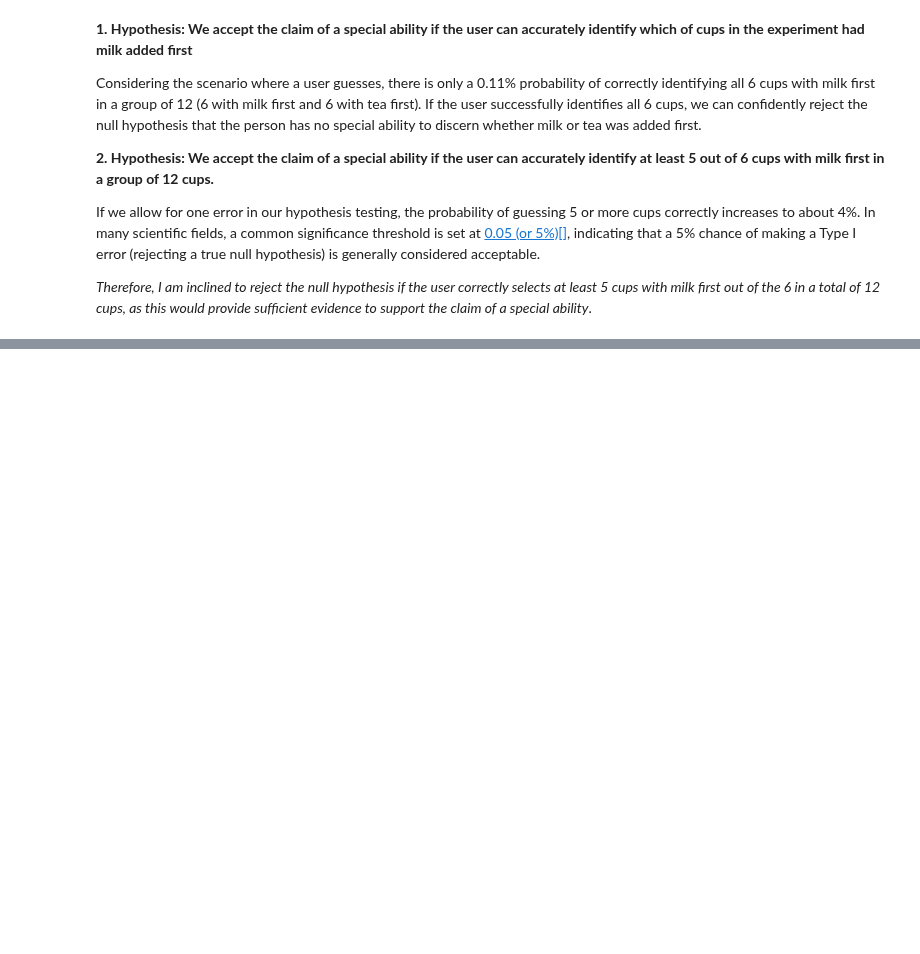
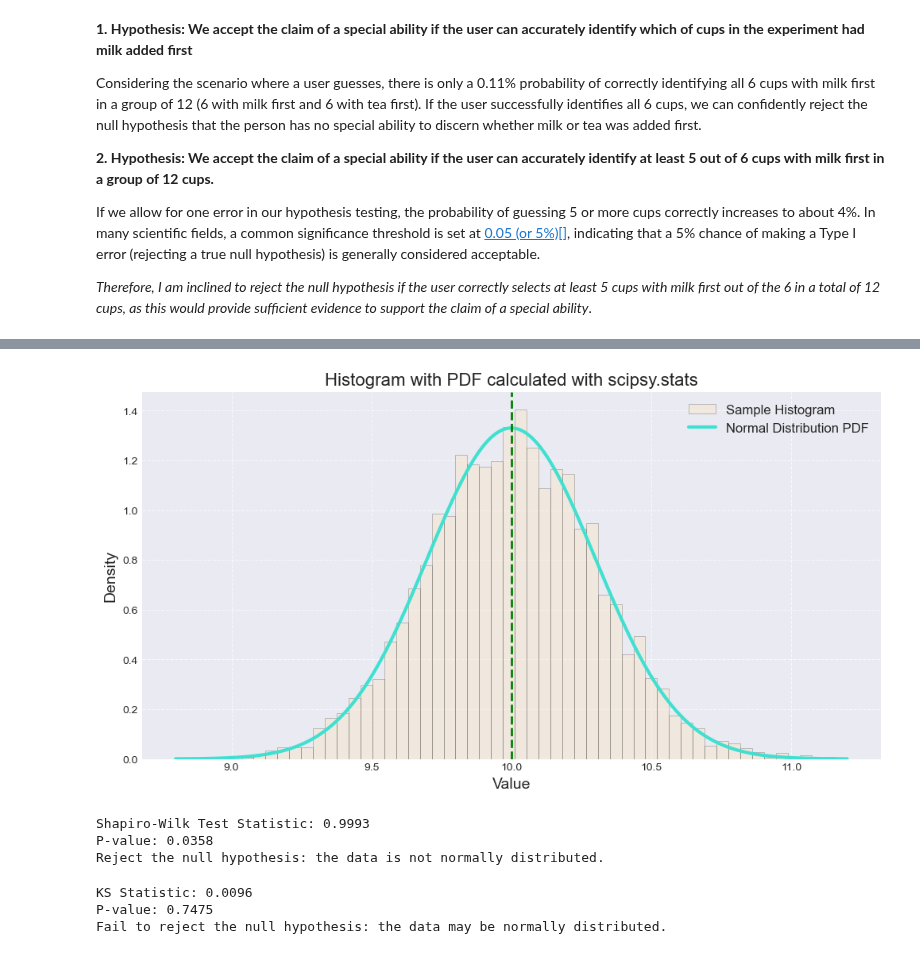
Before and after one commit to Cecilia8989/applied_statistics_assessment, a Jupyter notebook: tasks.ipynb, the cells around one changed output, grey strips where cells are left out. Saved outputs shown, nothing was run; the diff lists cells and outputs as text; code cells hidden in the pictures; blank space fills up the shorter version.

```diff
--- a/tasks.ipynb
+++ b/tasks.ipynb
@@ -307,0 +385,50 @@ https://docs.python.org/3/library/itertools.html#itertools.combinations
+# %%
+# same with scipsy stat norm pdf function
+# https://www.geeksforgeeks.org/how-to-plot-normal-distribution-over-histogram-in-python/
+
+# Calculate the PDF using scipy's norm function
+pdf = stats.norm.pdf(x, mu, sigma)
+
+# Call the function to plot
+plot_normal_distribution(s, x, pdf, "moccasin", "turquoise", title="calculated with scipsy.stats")
+# %% [output]
+[figure, added]
+# %%
+# perfom the shapiro test
+# https://www.statology.org/shapiro-wilk-test-python/
+
+# Perform the Shapiro-Wilk test
+shapiro_stat, p_value = stats.shapiro(s)
+
+print(f'Shapiro-Wilk Test Statistic: {shapiro_stat:.4f}')
+print(f'P-value: {p_value:.4f}')
+
+# Interpretation
+alpha = 0.05  # significance level
+if p_value < alpha:
+    print("Reject the null hypothesis: the data is not normally distributed.")
+else:
+    print("Fail to reject the null hypothesis: the data may be normally distributed.")
+# %% [output]
+Shapiro-Wilk Test Statistic: 0.9993
+P-value: 0.0358
+Reject the null hypothesis: the data is not normally distributed.
+# %%
+# https://medium.com/@ricardojaviermartnezsustegui/kolmog%C3%B3rov-smirnov-test-in-python-step-by-step-1b7532021bd2
+# Perform the Kolmogorov-Smirnov test for normality
+ks_statistic, p_value = stats.kstest(s, 'norm', args=(mu, sigma))
+
+# Output the results
+print(f"KS Statistic: {ks_statistic:.4f}")
+print(f"P-value: {p_value:.4f}")
+
+# Interpretation
+alpha = 0.05  # significance level
+if p_value < alpha:
+    print("Reject the null hypothesis: the data is not normally distributed.")
+else:
+    print("Fail to reject the null hypothesis: the data may be normally distributed.")
+# %% [output]
+KS Statistic: 0.0096
+P-value: 0.7475
+Fail to reject the null hypothesis: the data may be normally distributed.
```
Also changed, not shown: parts of 14 cells of this notebook.
